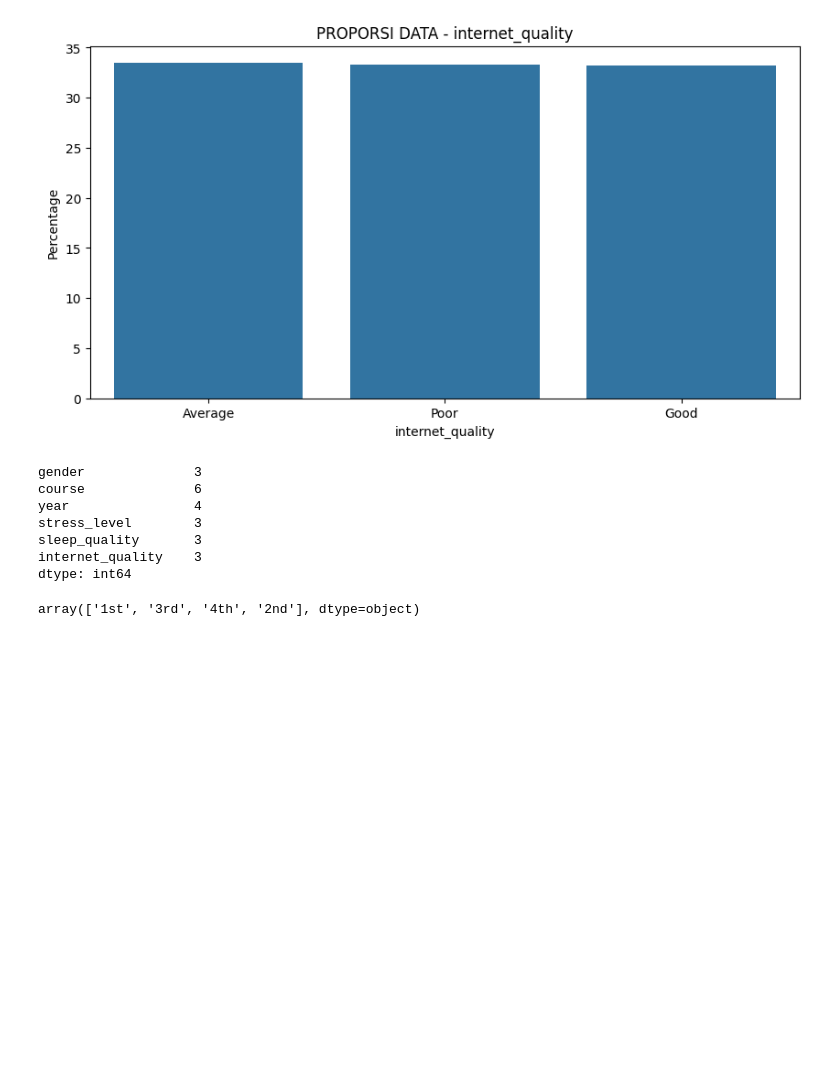
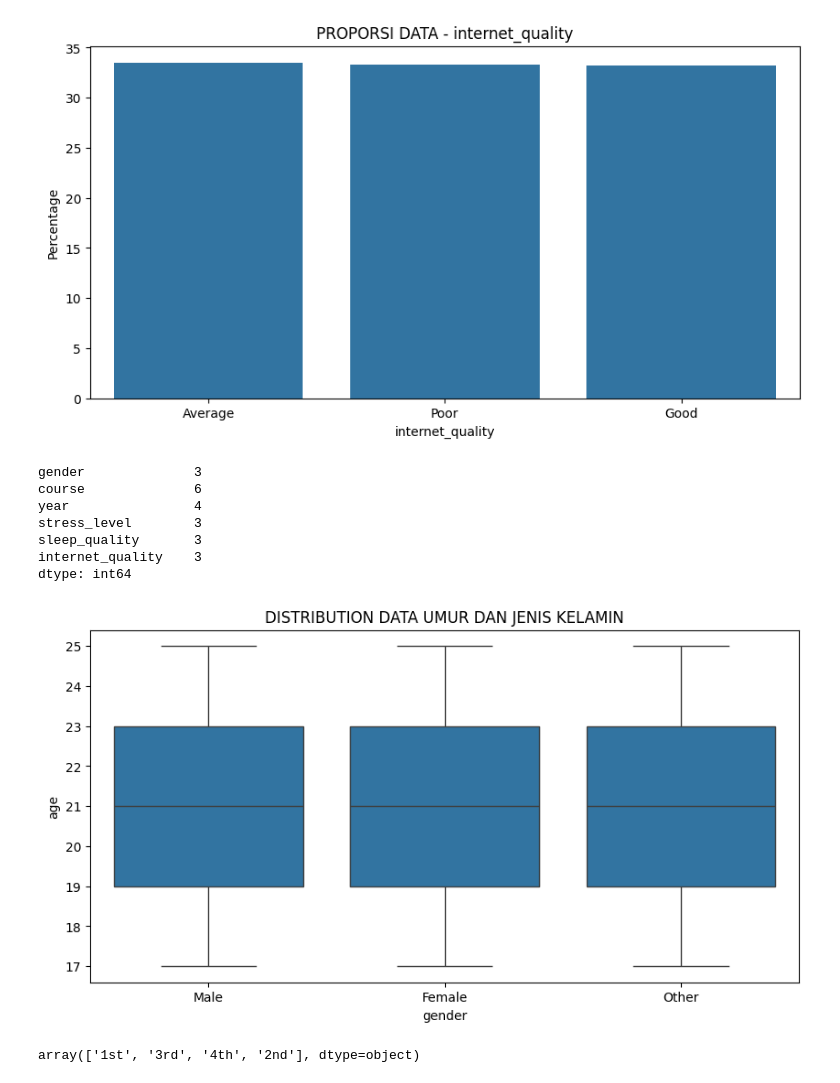
Before and after one commit to wen24-collab/MODEL-MACHINE-LEARNING-CLASSIFIICATION-TINGGKLAT-BRANOUT-SISWA-DAN-ORANG-DEWASA, a Jupyter notebook: prediksi_kelulusan.ipynb, the cells around one changed output. Cells and saved outputs as stored; diff of their text form; code cells hidden in the pictures; blank space fills up the shorter version.

Commit message:
update kolerasi boxplot

```diff
--- a/prediksi_kelulusan.ipynb
+++ b/prediksi_kelulusan.ipynb
@@ -309,6 +340,15 @@ stress_level        3
 sleep_quality       3
 internet_quality    3
 dtype: int64
+# %%
+#meliah ditribusi data menggunakn boxplot
+
+plt.figure(figsize=(10, 5))
+sns.boxplot(x='gender', y='age', data=data_finalmodel) #melihat distribusi data kita dengan menggunakan boxplot')
+plt.title('DISTRIBUTION DATA UMUR DAN JENIS KELAMIN')
+plt.show()
+# %% [output]
+[figure, added]
 # %%
 data_finalmodel['year'].unique() #melihat data yang tidak konsisten pada data set kita
 # %% [output]
```
Also changed, not shown: parts of 3 cells of this notebook.
